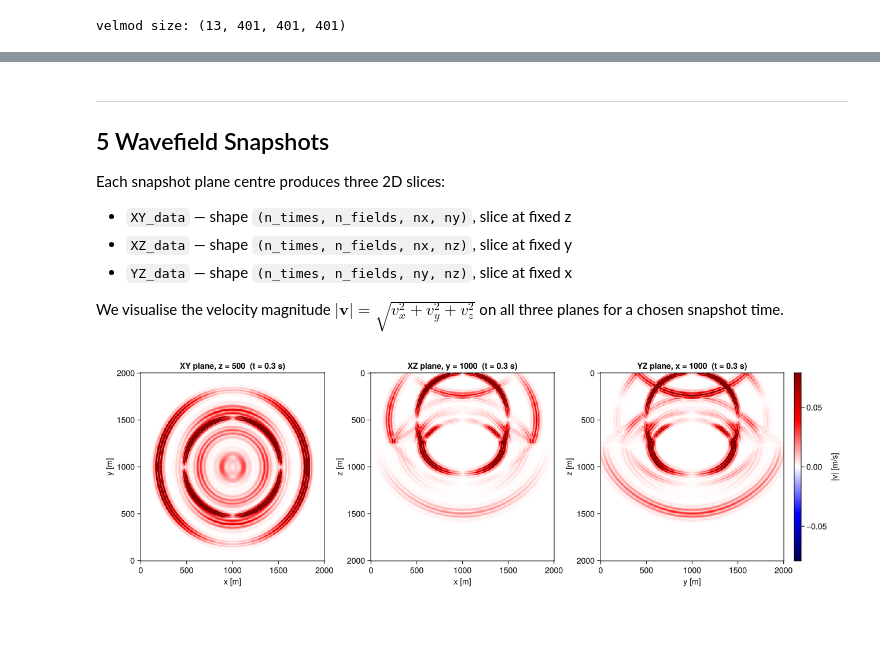
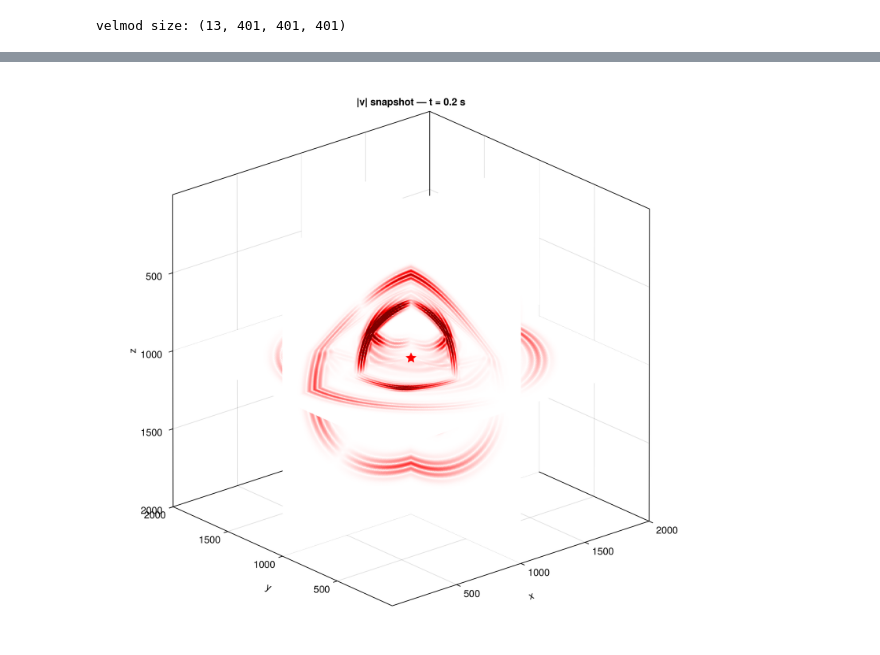
Before and after one commit to wtegtow/ElasticFDSG.jl, a Jupyter notebook: examples/demo3d.ipynb, the cells around one changed output, grey strips where cells are left out. Saved outputs shown, nothing was run; the diff lists cells and outputs as text; code cells hidden in the pictures; blank space fills up the shorter version.

Commit message:
Revised demos

```diff
--- a/examples/demo3d.ipynb
+++ b/examples/demo3d.ipynb
@@ -199,3 +182,3 @@ Pass `output_file = nothing` instead to get results directly as a Julia struct.
 # %%
-ElasticFDSG.runsim(config, velmod)
+runsim(config, velmod);
 # %% [output]
@@ -236,5 +208,5 @@ Results saved.
 # %%
-results   = ElasticFDSG.load_results(joinpath(@__DIR__, "demo3d.h5"))
+results   = load_results(joinpath(@__DIR__, "demo3d.h5"))
 
 grid      = results["grid"]
 x_coords  = grid["x_coordinates"]
@@ -242,11 +214,9 @@ y_coords  = grid["y_coordinates"]
 z_coords  = grid["z_coordinates"]
 time      = results["time"]["time"]
 snapshots = results["snapshots"]
+snap_times = snapshots["times"]
 geophones = results["geophones"]
 das       = results["das"]
 
-snap_times = snapshots["times"]
-println("Loaded $(length(time)) time steps, $(length(snap_times)) snapshots")
-println("Geophones: $(length(geophones))")
-println("DAS z-aligned fibers: $(length(das["z_aligned"]))")
+results
 # %% [output]
@@ -256,49 +230,44 @@ DAS z-aligned fibers: 2
-# %% [markdown]
----
-## 5  Wavefield Snapshots
-
-Each snapshot plane centre produces three 2D slices:
-- `XY_data` — shape `(n_times, n_fields, nx, ny)`, slice at fixed z
-- `XZ_data` — shape `(n_times, n_fields, nx, nz)`, slice at fixed y
-- `YZ_data` — shape `(n_times, n_fields, ny, nz)`, slice at fixed x
-
-We visualise the velocity magnitude $|\mathbf{v}| = \sqrt{v_x^2 + v_y^2 + v_z^2}$ on all three planes for a chosen snapshot time.
 # %%
-tid = 3   # snapshot index to display
+tid = 2   # snapshot index to display
 
 snap = snapshots["plane_1"]
-XY   = snap["XY_data"][tid, :, :, :]   # (n_fields, nx, ny)
-XZ   = snap["XZ_data"][tid, :, :, :]   # (n_fields, nx, nz)
-YZ   = snap["YZ_data"][tid, :, :, :]   # (n_fields, ny, nz)
+XY   = snap["XY_data"][tid, :, :, :]   # (n_fields, nx, ny) — slice at z = XY_plane_Z
+XZ   = snap["XZ_data"][tid, :, :, :]   # (n_fields, nx, nz) — slice at y = XZ_plane_Y
+YZ   = snap["YZ_data"][tid, :, :, :]   # (n_fields, ny, nz) — slice at x = YZ_plane_X
 
-# velocity magnitude on each plane
-vmag_xy = @. sqrt(XY[1,:,:]^2 + XY[2,:,:]^2 + XY[3,:,:]^2)
-vmag_xz = @. sqrt(XZ[1,:,:]^2 + XZ[2,:,:]^2 + XZ[3,:,:]^2)
-vmag_yz = @. sqrt(YZ[1,:,:]^2 + YZ[2,:,:]^2 + YZ[3,:,:]^2)
+# velocity magnitude on each plane; GLMakie heatmaps require Float64
+vmag_xy = Float64.(@. sqrt(XY[1,:,:]^2 + XY[2,:,:]^2 + XY[3,:,:]^2))
+vmag_xz = Float64.(@. sqrt(XZ[1,:,:]^2 + XZ[2,:,:]^2 + XZ[3,:,:]^2))
+vmag_yz = Float64.(@. sqrt(YZ[1,:,:]^2 + YZ[2,:,:]^2 + YZ[3,:,:]^2))
 
 color_scale = 5
-clim_xy = maximum(vmag_xy) / color_scale
-clim_xz = maximum(vmag_xz) / color_scale
-clim_yz = maximum(vmag_yz) / color_scale
+clim = maximum((maximum(vmag_xy), maximum(vmag_xz), maximum(vmag_yz))) / color_scale
 
-fig = Figure(size = (1300, 420))
-ax1 = Axis(fig[1,1], title="XY plane, z = 500  (t = $(round(snap_times[tid], digits=2)) s)",
-           xlabel="x [m]", ylabel="y [m]")
-ax2 = Axis(fig[1,2], title="XZ plane, y = 1000  (t = $(round(snap_times[tid], digits=2)) s)",
-           xlabel="x [m]", ylabel="z [m]", yreversed=true)
-ax3 = Axis(fig[1,3], title="YZ plane, x = 1000  (t = $(round(snap_times[tid], digits=2)) s)",
-           xlabel="y [m]", ylabel="z [m]", yreversed=true)
+# exact coordinates of the plane centre (from the snapshot metadata)
+plane_z = snap["XY_plane_Z"]
+plane_y = snap["XZ_plane_Y"]
+plane_x = snap["YZ_plane_X"]
 
-hm1 = heatmap!(ax1, x_coords, y_coords, vmag_xy;
-               colormap=:seismic, colorrange=(-clim_xy, clim_xy))
-hm2 = heatmap!(ax2, x_coords, z_coords, vmag_xz;
-               colormap=:seismic, colorrange=(-clim_xz, clim_xz))
-hm3 = heatmap!(ax3, y_coords, z_coords, vmag_yz;
-               colormap=:seismic, colorrange=(-clim_yz, clim_yz))
+fig = Figure(size = (900, 800))
+ax = Axis3(fig[1,1]; aspect=(1,1,1), zreversed=true,
+           title = "|v| snapshot — t = $(round(snap_times[tid], digits=3)) s")
 
-Colorbar(fig[1,4], hm3, label="|v| [m/s]")
+heatmap!(ax, x_coords, y_coords, vmag_xy; colormap=:seismic,
+         colorrange=(-clim, clim), transformation=(:xy, plane_z))
+heatmap!(ax, x_coords, z_coords, vmag_xz; colormap=:seismic,
+         colorrange=(-clim, clim), transformation=(:xz, plane_y))
+heatmap!(ax, y_coords, z_coords, vmag_yz; colormap=:seismic,
+         colorrange=(-clim, clim), transformation=(:yz, plane_x))
+
+src = config["source"]["location"]
+scatter!(ax, [src["x"]], [src["y"]], [src["z"]],
+         marker=:star5, color=:red, markersize=18, overdraw=true)
+
+xlims!(ax, x_coords[begin], x_coords[end])
+ylims!(ax, y_coords[begin], y_coords[end])
+zlims!(ax, z_coords[end], z_coords[begin])
 fig
 
 # NOTE: XY-plane contains reflections (in the middle) from the layer interface.
 # %% [output]
-[figure, old version]
+[figure, new version]
```
Also changed, not shown: parts of 18 cells of this notebook, 10 other files.
